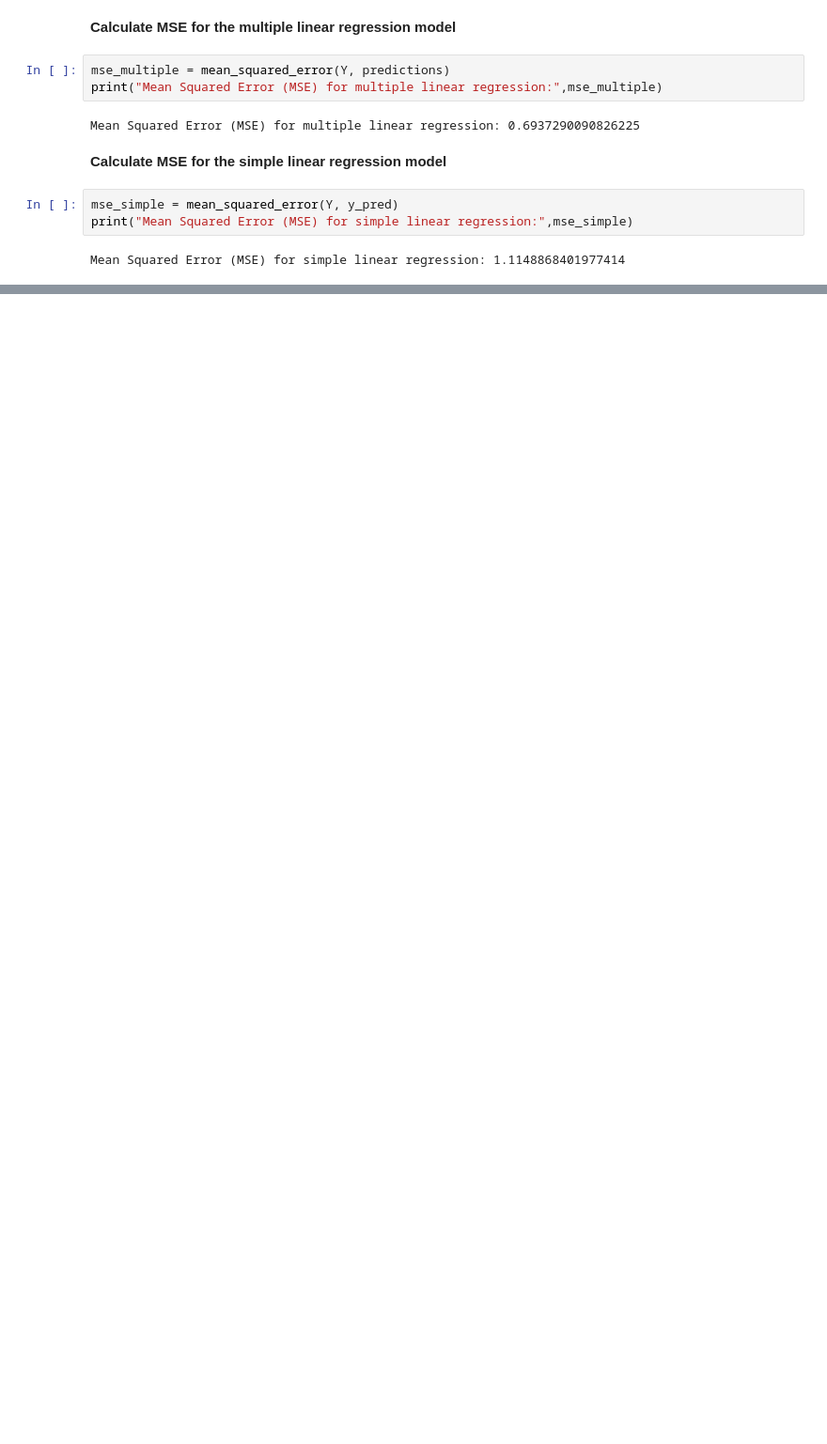
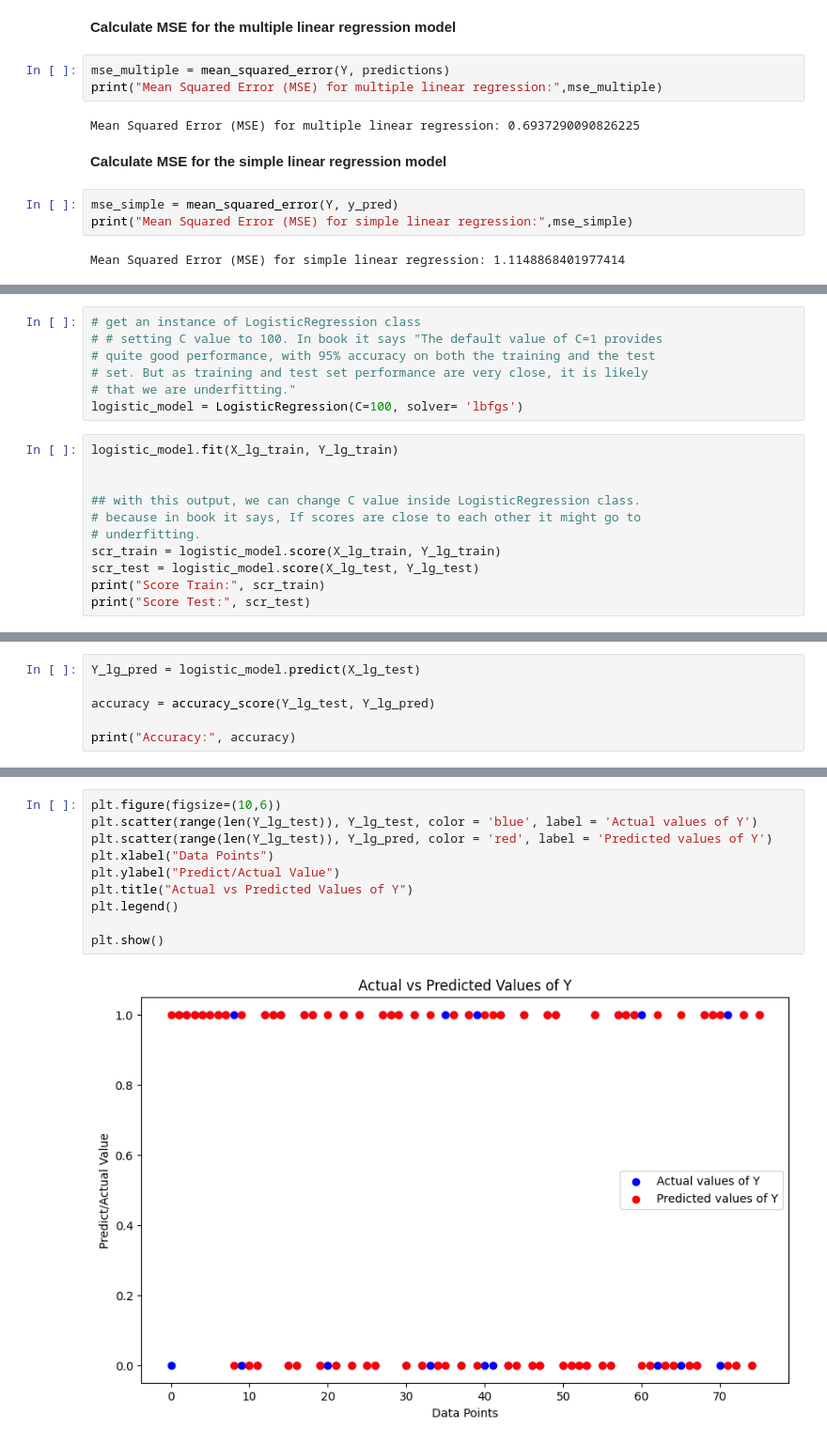
Before and after one commit to mertkarahan955/CENG463-HW, a Jupyter notebook: 463_HW_(1).ipynb, the cells around one changed output, grey strips where cells are left out. Shown at 94% size. Cells and saved outputs as stored; diff of their text form; blank space fills up the shorter version.

Commit message:
Task 5: Logistic Regression

```diff
--- a/463_HW_(1).ipynb
+++ b/463_HW_(1).ipynb
@@ -478,0 +509,18 @@ Mean Squared Error (MSE) for simple linear regression: 1.1148868401977414
+# %%
+# get an instance of LogisticRegression class
+# # setting C value to 100. In book it says "The default value of C=1 provides
+# quite good performance, with 95% accuracy on both the training and the test
+# set. But as training and test set performance are very close, it is likely
+# that we are underfitting."
+logistic_model = LogisticRegression(C=100, solver= 'lbfgs')
+# %%
+logistic_model.fit(X_lg_train, Y_lg_train)
+
+
+## with this output, we can change C value inside LogisticRegression class.
+# because in book it says, If scores are close to each other it might go to
+# underfitting.
+scr_train = logistic_model.score(X_lg_train, Y_lg_train)
+scr_test = logistic_model.score(X_lg_test, Y_lg_test)
+print("Score Train:", scr_train)
+print("Score Test:", scr_test)
@@ -478,0 +532,6 @@ Mean Squared Error (MSE) for simple linear regression: 1.1148868401977414
+# %%
+Y_lg_pred = logistic_model.predict(X_lg_test)
+
+accuracy = accuracy_score(Y_lg_test, Y_lg_pred)
+
+print("Accuracy:", accuracy)
@@ -478,0 +542,12 @@ Mean Squared Error (MSE) for simple linear regression: 1.1148868401977414
+# %%
+plt.figure(figsize=(10,6))
+plt.scatter(range(len(Y_lg_test)), Y_lg_test, color = 'blue', label = 'Actual values of Y')
+plt.scatter(range(len(Y_lg_test)), Y_lg_pred, color = 'red', label = 'Predicted values of Y')
+plt.xlabel("Data Points")
+plt.ylabel("Predict/Actual Value")
+plt.title("Actual vs Predicted Values of Y")
+plt.legend()
+
+plt.show()
+# %% [output]
+[figure, added]
```
Also changed, not shown: parts of 16 cells of this notebook.
